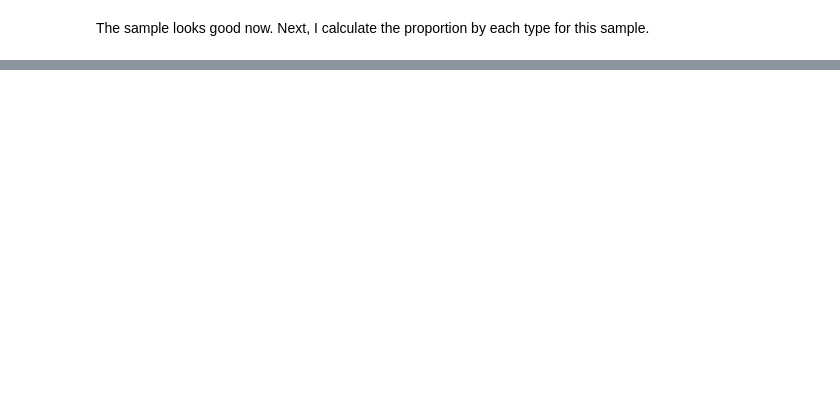
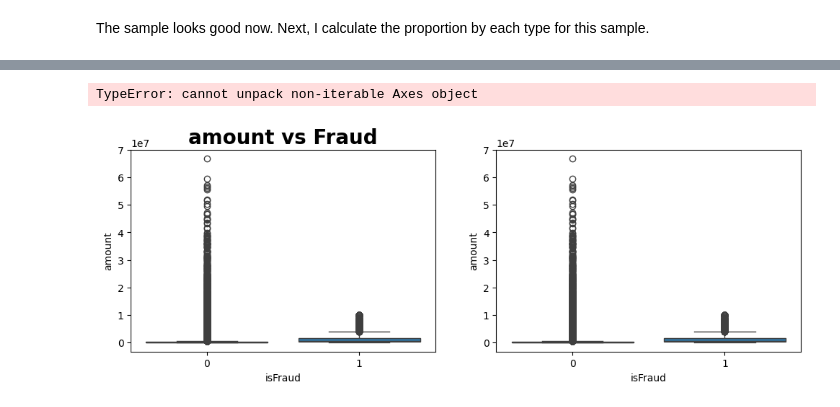
Before and after one commit to spectralcodex/momo-fincrime, a Jupyter notebook: fincrime.ipynb, the cells around one changed output, grey strips where cells are left out. Drawn from its saved outputs; the diff is of its cells as text; code cells hidden in the pictures; blank space fills up the shorter version.

Commit message:
zoom plots

```diff
--- a/fincrime.ipynb
+++ b/fincrime.ipynb
@@ -342,0 +360,15 @@ Error:
+# %%
+# Observing Amount to actual Fraud dispersion
+plt.figure(figsize=(12,8))
+plt.subplot(2,2,1)
+sns.boxplot(x=stratified_sample.isFraud, y=stratified_sample.amount, data=stratified_sample)
+plt.title('amount vs Fraud',fontweight="bold", size=20)
+
+plt.subplot(2,2,2)
+fig_zoom, ax_zoom = sns.boxplot(x=stratified_sample.isFraud, y=stratified_sample.amount, data=stratified_sample)
+ax_zoom.set_xlim(x - 0.1, x + 0.1)
+ax_zoom.set_ylim(y - 0.1, y + 0.1)
+plt.title('zoomed amount vs Fraud',fontweight="bold", size=20)
+# %% [output]
+TypeError: cannot unpack non-iterable Axes object
+[figure, added]
```
Also changed, not shown: parts of 7 cells of this notebook.
